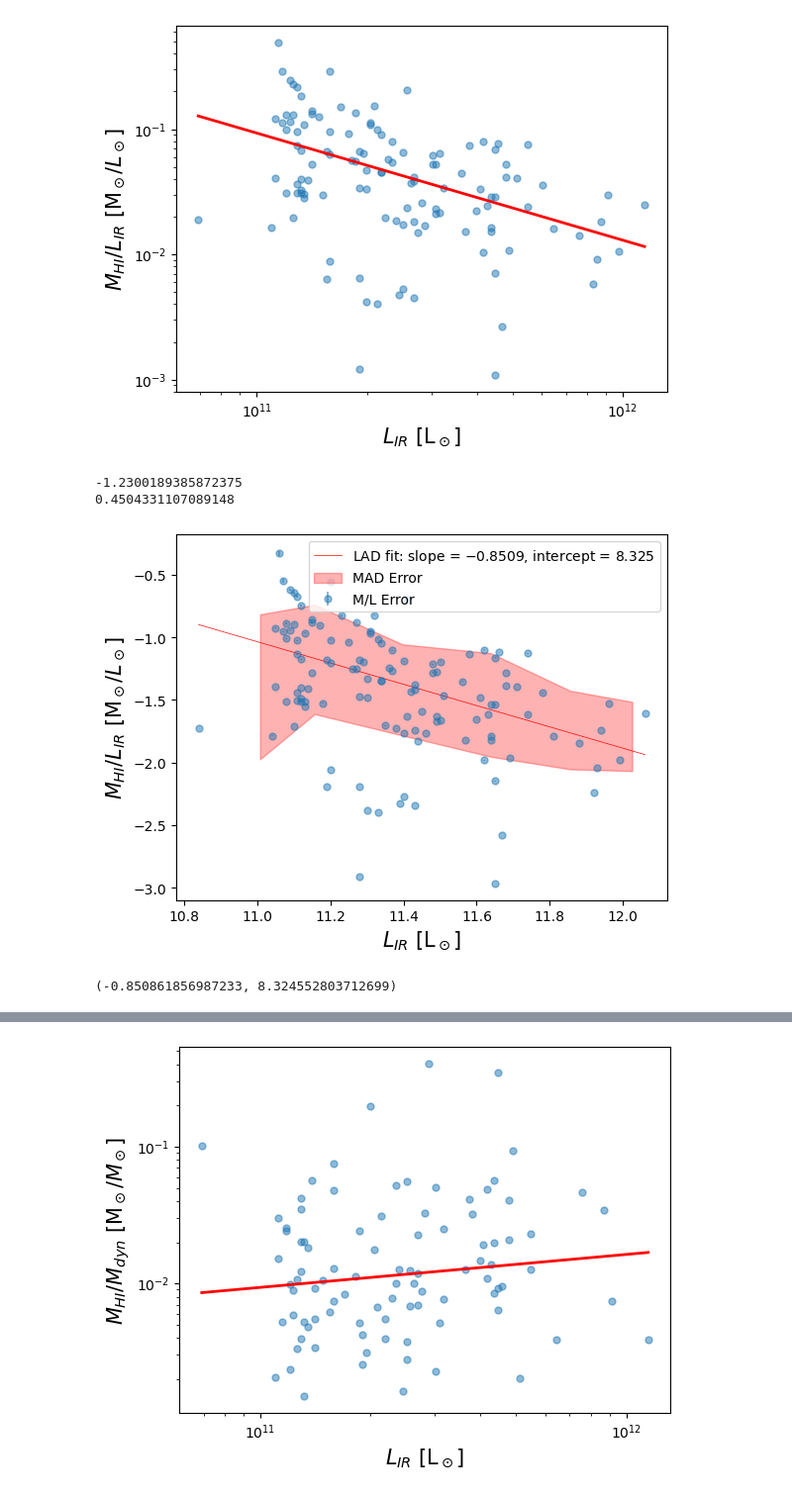
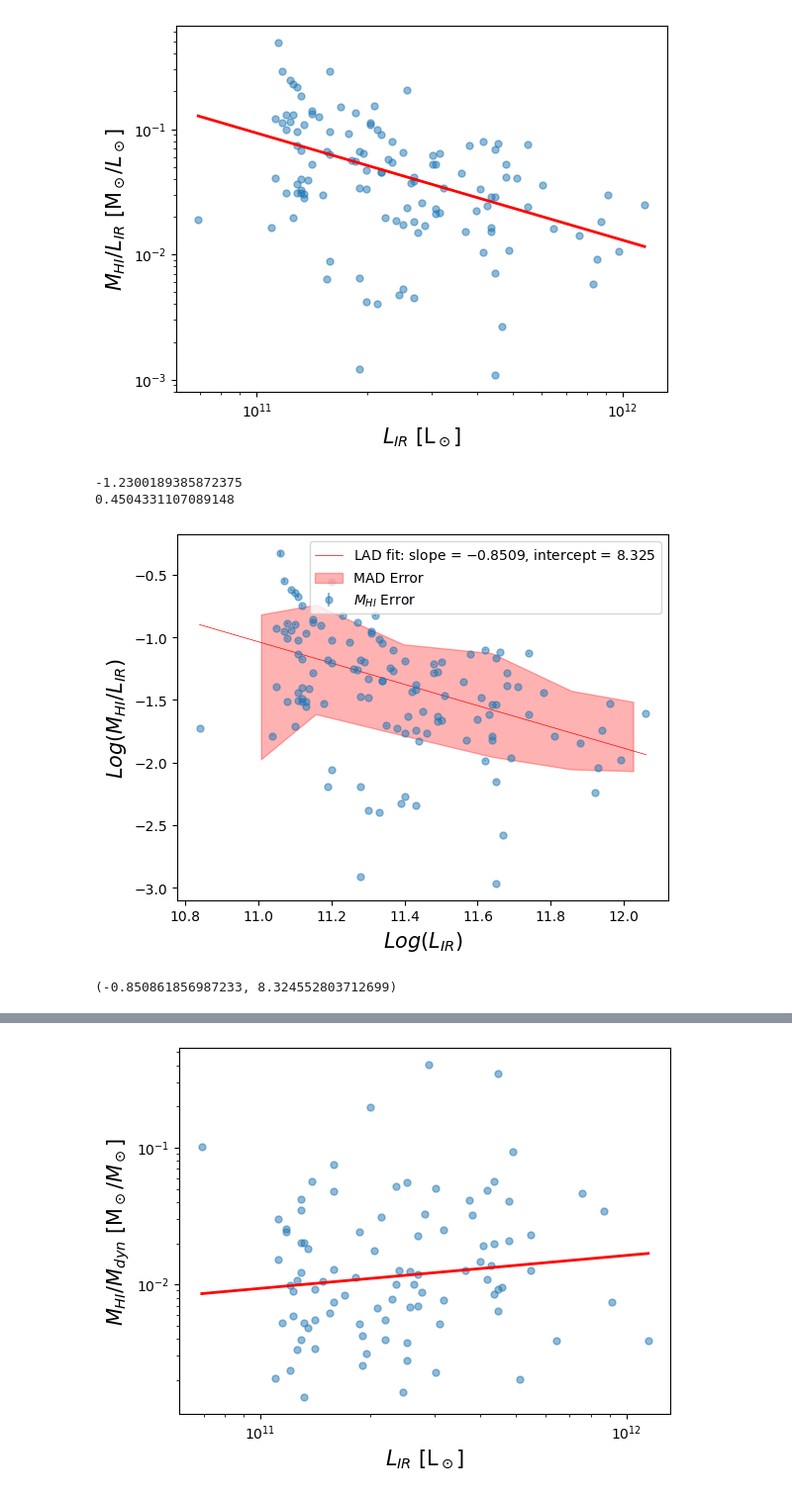
Before and after one commit to MatthewMotuz/GBO_REU, a Jupyter notebook: GOALS/GOALS_Final.ipynb, the cells around one changed output, grey strips where cells are left out. Shown at 99% size. Drawn from its saved outputs; the diff is of its cells as text; code cells hidden in the pictures.

```diff
--- a/GOALS/GOALS_Final.ipynb
+++ b/GOALS/GOALS_Final.ipynb
@@ -11,10 +11,8 @@ import math
 # %%
 def plotWithFit(X, y, xlabel, ylabel):
     X_ = sm.add_constant(X)
-    # Fit LAD regression (Quantile Regression at q=0.5)
     mod = sm.QuantReg(y, X_)
     res = mod.fit(q=0.5)
-    # Predict over a smooth range for plotting
     X_pred = np.linspace(X.min(), X.max(), 100)
     X_pred_ = sm.add_constant(X_pred)
     y_pred = res.predict(X_pred_)
@@ -42,12 +40,10 @@ def plotWithFitErr(X, y, yerr, bin, xlabel, ylabel):
     yerr = yerr/2.3
 
 
-    # Fit LAD (Quantile Regression at q=0.5)
     X_ = sm.add_constant(X)
     mod = sm.QuantReg(y, X_)
     res = mod.fit(q=0.5)
 
-    # Smooth prediction line
     X_pred = np.linspace(X.min(), X.max(), 100)
     X_pred_ = sm.add_constant(X_pred)
     y_pred = res.predict(X_pred_)
@@ -68,8 +64,7 @@ def plotWithFitErr(X, y, yerr, bin, xlabel, ylabel):
     X_bin = np.array(X_bin)
     Mad = np.array(MAD)
 
-    sigmaMAD = Mad * 1.48  # Convert MAD to standard deviation
-
+    sigmaMAD = Mad * 1.48
     upper = newy + sigmaMAD
     lower = newy - sigmaMAD
 
@@ -82,7 +77,7 @@ def plotWithFitErr(X, y, yerr, bin, xlabel, ylabel):
     # Plotting
     plt.figure()
     plt.errorbar(X, y, yerr=yerr, fmt='o',
-                 markersize=5, alpha=0.5, label='M/L Error')
+                 markersize=5, alpha=0.5, label=r'$M_{HI}$ Error')
     plt.plot(X_pred, y_pred, color='red', linewidth=0.5,
              label=f'LAD fit: slope = ${slope:.4f}$, intercept = ${intercept:.3f}$')
     plt.fill_between(X_bin,
@@ -130,7 +125,7 @@ def plotWithFitMAD(X, y, bin):
     newy = np.array(newy)
     Mad = np.array(MAD)
 
-    sigmaMAD = Mad * 1.48  # Convert MAD to standard deviation
+    sigmaMAD = Mad * 1.48
     upper = newy + sigmaMAD
     lower = newy - sigmaMAD
 
@@ -424,11 +408,11 @@ mhlSlopeErr, mhlInterceptErr = plotWithFit(logLir[mask], np.log10(M_h1[mask]/Lir
 # %%
 plotWithFitErr(logLir[mask], np.log10(M_h1[mask]/Lir[mask]),
                (M_h1[mask]/Lir[mask] * percent_error), .225,
-               r'$L_{IR}$ [L$_\odot$]', r'$M_{H I}/L_{IR}$ [M$_\odot/L_\odot$]')
+               r'$Log(L_{IR})$', r'$Log(M_{H I}/L_{IR})$')
 # %% [output]
 -1.2300189385872375
 0.4504331107089148
-[figure, old version]
+[figure, new version]
 (-0.850861856987233, 8.324552803712699)
 # %%
 MhMdVMdSlope, MhMdVMdIntercept = plotWithFit(
```
Also changed, not shown: parts of 10 cells of this notebook, 3 other files.
